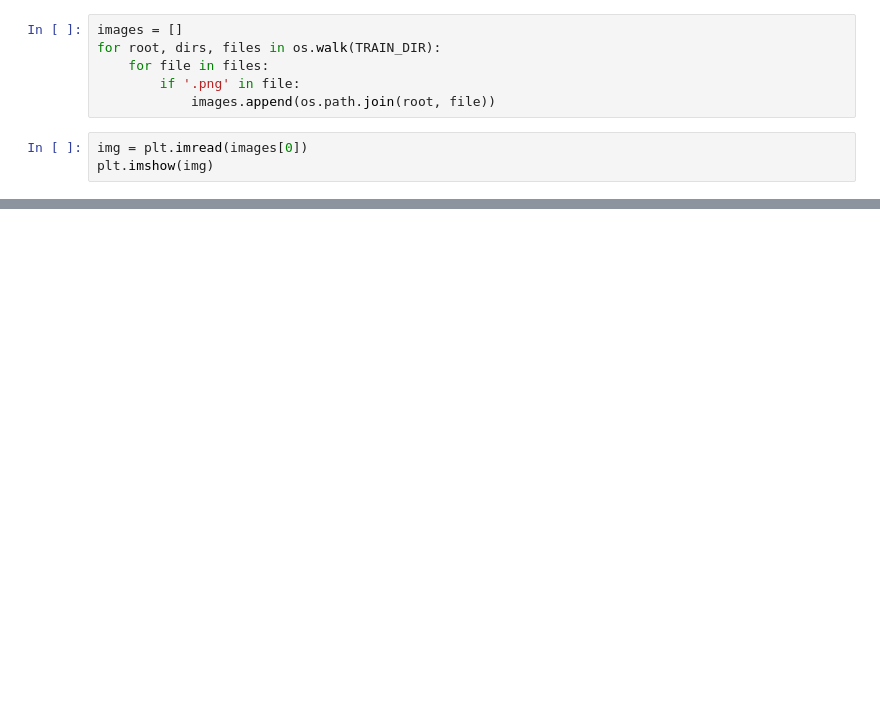
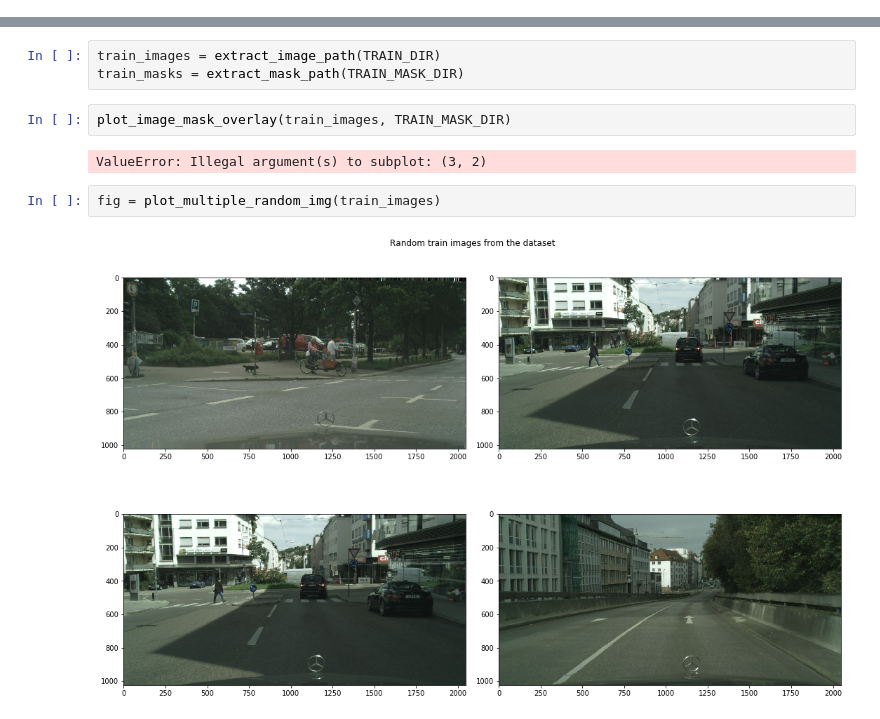
Before and after one commit to sudo-install-MW/deepvision, a Jupyter notebook: notebooks/cityscape_eda.ipynb, the cells around one changed output, grey strips where cells are left out. Drawn from its saved outputs; the diff is of its cells as text; blank space fills up the shorter version.

```diff
--- a/notebooks/cityscape_eda.ipynb
+++ b/notebooks/cityscape_eda.ipynb
@@ -14,9 +15,0 @@ train_images = []
-# %%
-images = []
-for root, dirs, files in os.walk(TRAIN_DIR):
-    for file in files:
-        if '.png' in file:
-            images.append(os.path.join(root, file))
-# %%
-img = plt.imread(images[0])
-plt.imshow(img)
@@ -25,0 +74,11 @@ plt.imshow(img)
+# %%
+train_images = extract_image_path(TRAIN_DIR)
+train_masks = extract_mask_path(TRAIN_MASK_DIR)
+# %%
+plot_image_mask_overlay(train_images, TRAIN_MASK_DIR)
+# %% [output]
+ValueError: Illegal argument(s) to subplot: (3, 2)
+# %%
+fig = plot_multiple_random_img(train_images)
+# %% [output]
+[figure, added]
```
Also changed, not shown: parts of 7 cells of this notebook.
